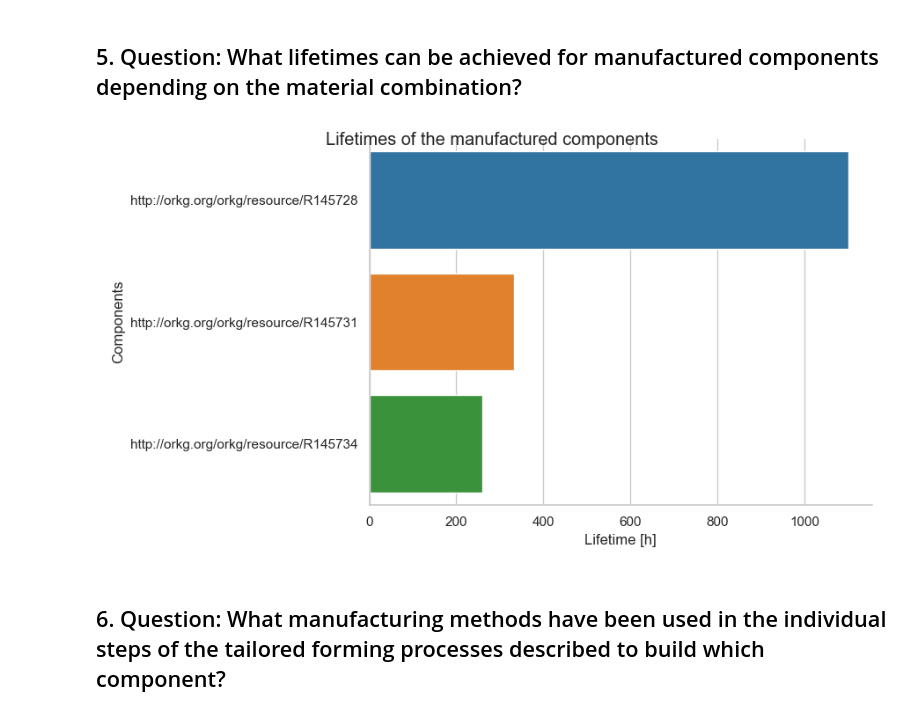
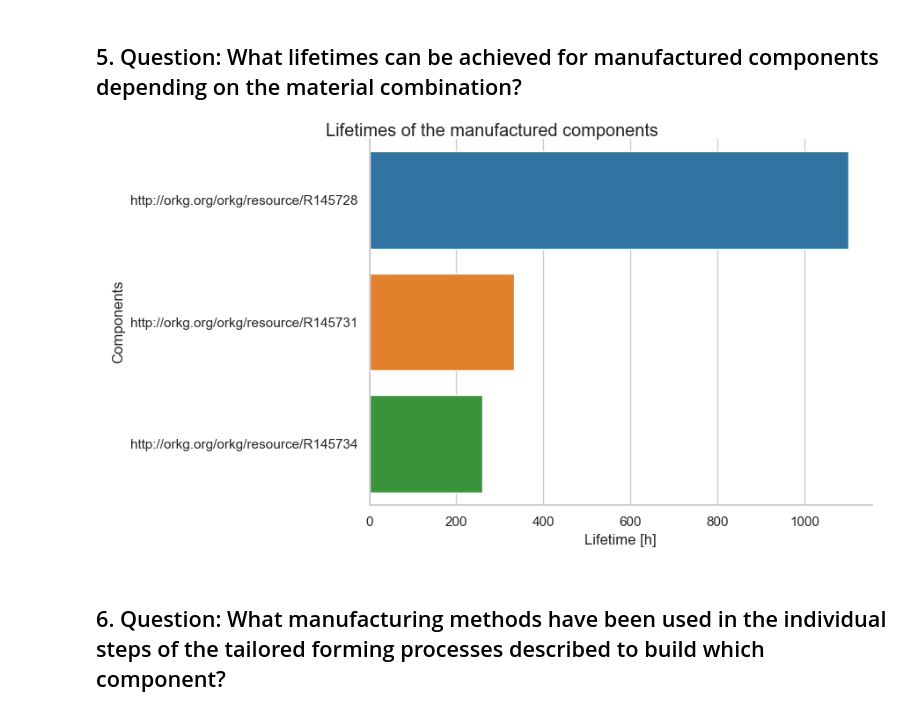
Before and after one commit to okarras/Jupyter-Notebooks, a Jupyter notebook: TailoredFormingAnalysis/tf_orkg.ipynb, the cells around one changed output. Saved outputs shown, nothing was run; the diff lists cells and outputs as text; code cells hidden in the pictures.

```diff
--- a/TailoredFormingAnalysis/tf_orkg.ipynb
+++ b/TailoredFormingAnalysis/tf_orkg.ipynb
@@ -213,12 +212,12 @@ final_defect_df.rename(columns= {'component_x':'component','layer_x':'layer_with
 # %%
 fatigue_data = tf_data[(tf_data.quality == 'Fatigue') & (tf_data.step_number == 5)][['contrib_url', 'component', 'calc_value', 'unit']]
 
 g = sns.catplot(x='calc_value', y='contrib_url', data=fatigue_data, kind='bar', height=5, aspect=1.8, facet_kws={'legend_out': True})
-g.fig.suptitle('Lifetimes of the manufactured components')
+g.fig.suptitle('Lifetimes of the manufactured components', y=1.0)
 g.set(xlabel='Lifetime [h]', ylabel='Components')
 plt.show()
 # %% [output]
-[figure, old version]
+[figure, new version]
 # %% [markdown]
 ## 6. Question: What manufacturing methods have been used in the individual steps of the tailored forming processes described to build which component?
 # %%
```
Also changed, not shown: parts of 3 cells of this notebook.
